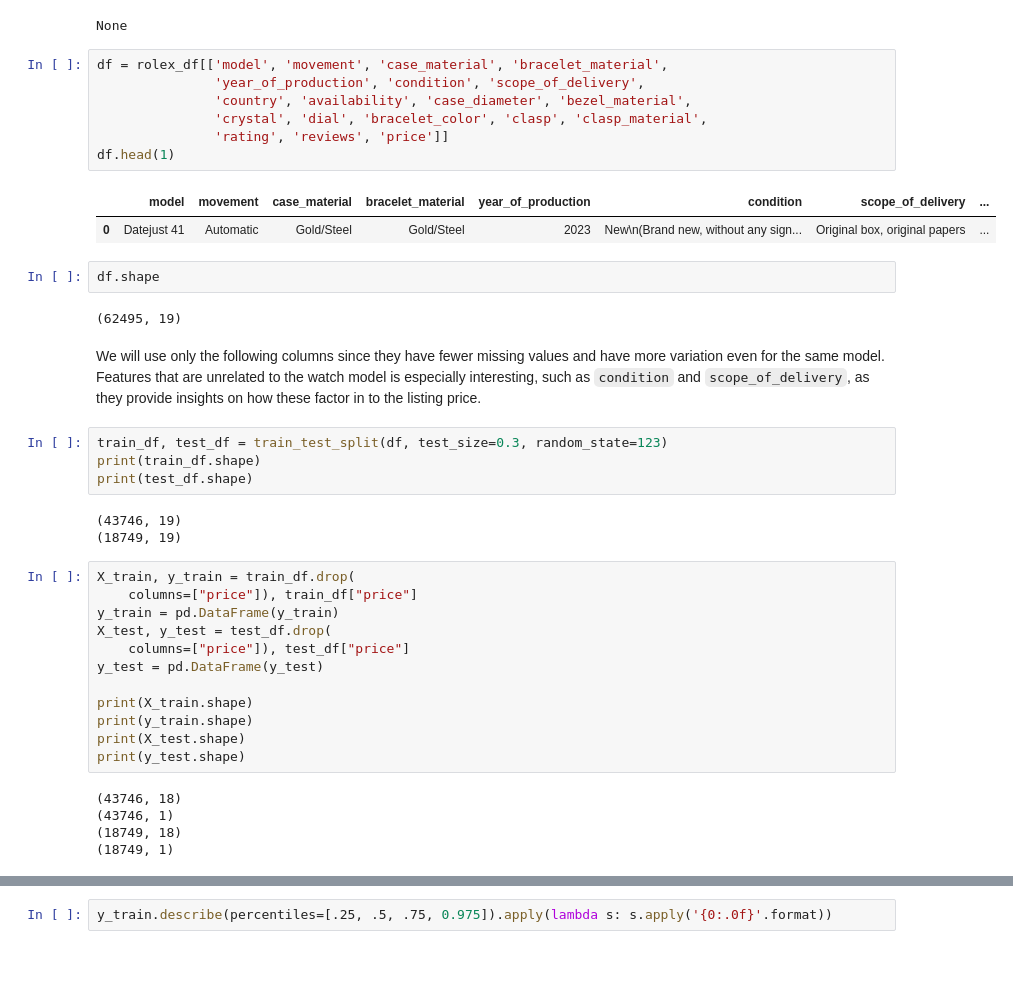
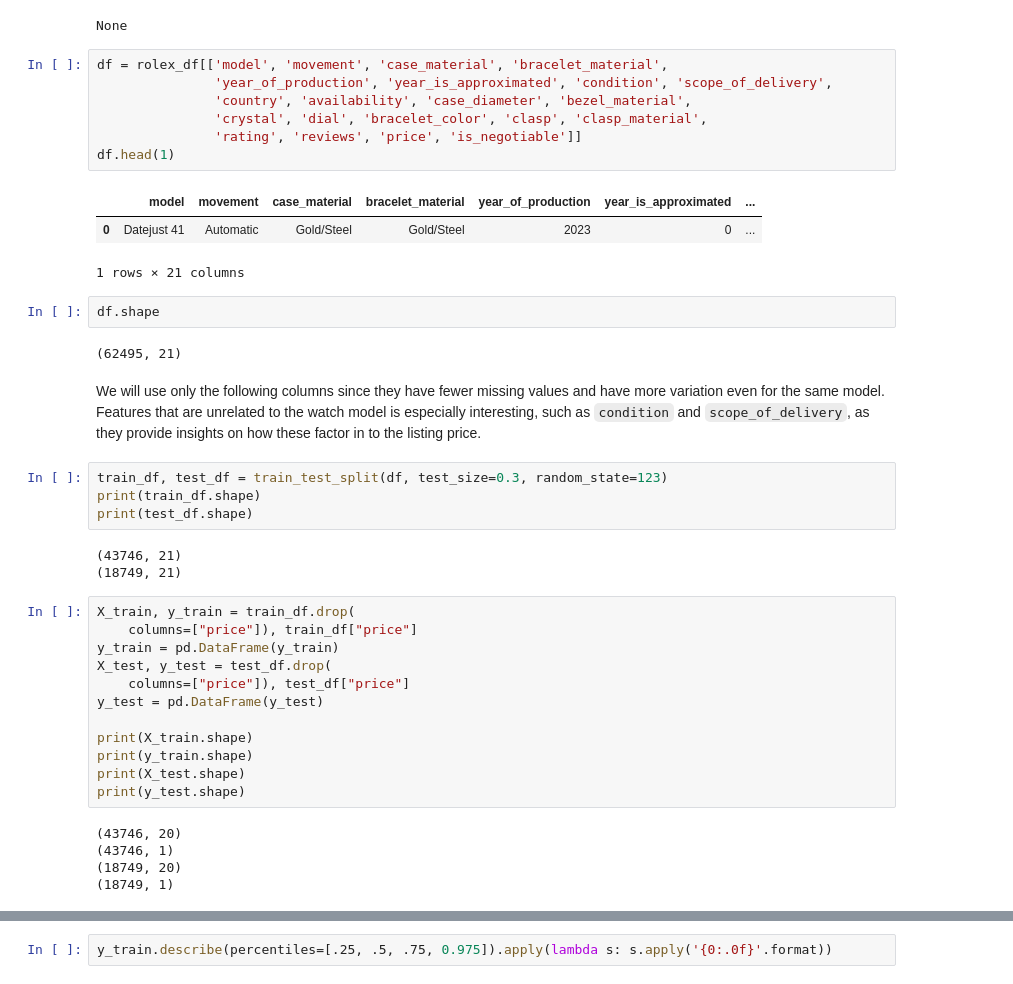
Before and after one commit to fohy24/Rolex-fair-price-predictor, a Jupyter notebook: Rolex price prediction.ipynb, the cells around one changed output, grey strips where cells are left out. Drawn from its saved outputs; the diff is of its cells as text.

```diff
--- a/Rolex price prediction.ipynb
+++ b/Rolex price prediction.ipynb
@@ -98,18 +98,19 @@ memory usage: 23.8+ MB
 None
 # %%
 df = rolex_df[['model', 'movement', 'case_material', 'bracelet_material',
-               'year_of_production', 'condition', 'scope_of_delivery',
+               'year_of_production', 'year_is_approximated', 'condition', 'scope_of_delivery',
                'country', 'availability', 'case_diameter', 'bezel_material',
                'crystal', 'dial', 'bracelet_color', 'clasp', 'clasp_material',
-               'rating', 'reviews', 'price']]
+               'rating', 'reviews', 'price', 'is_negotiable']]
 df.head(1)
 # %% [output]
-|  | model | movement | case_material | bracelet_material | year_of_production | condition | scope_of_delivery | ... |
-| 0 | Datejust 41 | Automatic | Gold/Steel | Gold/Steel | 2023 | New\n(Brand new, without any sign... | Original box, original papers | ... |
+|  | model | movement | case_material | bracelet_material | year_of_production | year_is_approximated | ... |
+| 0 | Datejust 41 | Automatic | Gold/Steel | Gold/Steel | 2023 | 0 | ... |
+1 rows × 21 columns
 # %%
 df.shape
 # %% [output]
-(62495, 19)
+(62495, 21)
 # %% [markdown]
 We will use only the following columns since they have fewer missing values and have more variation even for the same model. Features that are unrelated to the watch model is especially interesting, such as `condition` and `scope_of_delivery`, as they provide insights on how these factor in to the listing price.
 # %%
@@ -117,8 +118,8 @@ train_df, test_df = train_test_split(df, test_size=0.3, random_state=123)
 print(train_df.shape)
 print(test_df.shape)
 # %% [output]
-(43746, 19)
-(18749, 19)
+(43746, 21)
+(18749, 21)
 # %%
 X_train, y_train = train_df.drop(
     columns=["price"]), train_df["price"]
@@ -132,7 +133,7 @@ print(y_train.shape)
 print(X_test.shape)
 print(y_test.shape)
 # %% [output]
-(43746, 18)
+(43746, 20)
 (43746, 1)
-(18749, 18)
+(18749, 20)
 (18749, 1)
```
Also changed, not shown: parts of 11 cells of this notebook.
